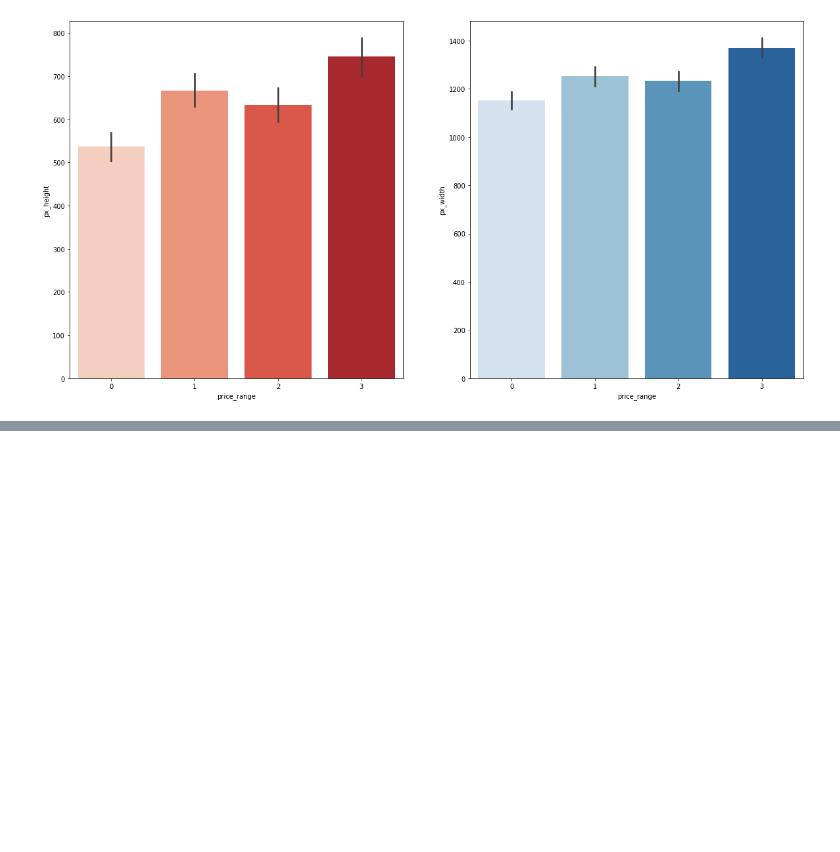
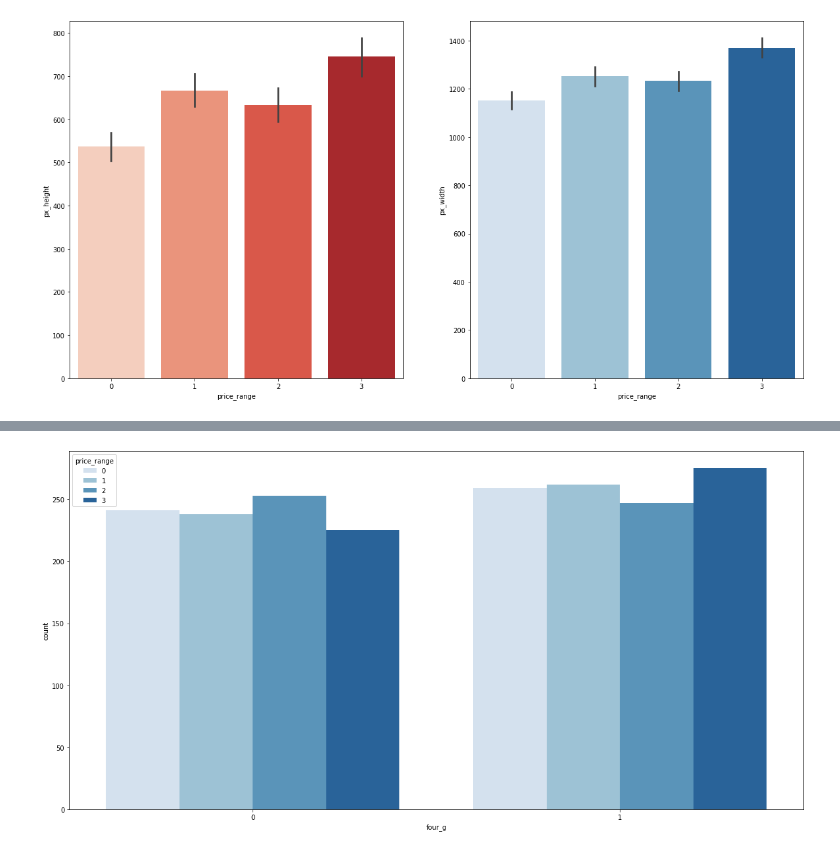
Before and after one commit to sidds4474/Mobile-Price-Range-Classification-ML, a Jupyter notebook: Mobile_Price_Range_Classification_Capstone_Project.ipynb, the cells around one changed output, grey strips where cells are left out. Saved outputs shown, nothing was run; the diff lists cells and outputs as text; code cells hidden in the pictures; blank space fills up the shorter version.

```diff
--- a/Mobile_Price_Range_Classification_Capstone_Project.ipynb
+++ b/Mobile_Price_Range_Classification_Capstone_Project.ipynb
@@ -188,0 +205,6 @@ plt.show()
+# %%
+plt.figure(figsize = (20,10))
+sns.countplot(data['four_g'] , hue = data['price_range'] , palette = 'Blues')
+plt.show()
+# %% [output]
+[figure, added]
```
Also changed, not shown: parts of 6 cells of this notebook.
